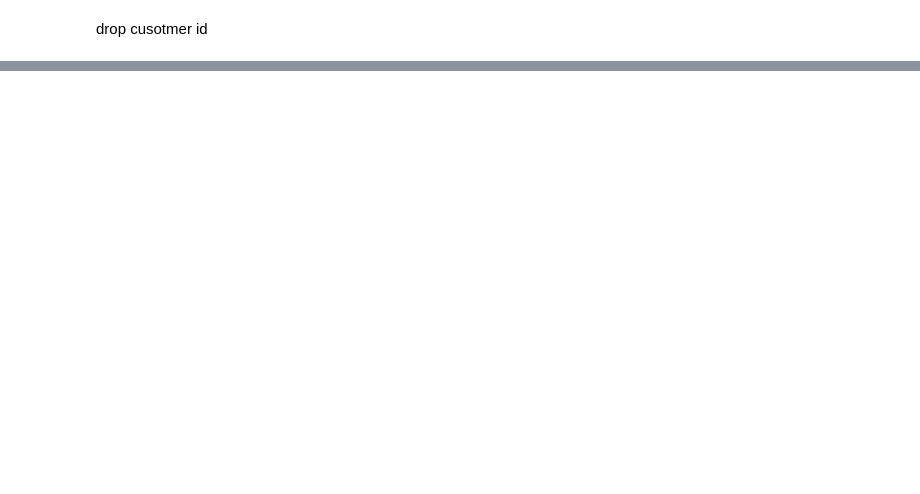
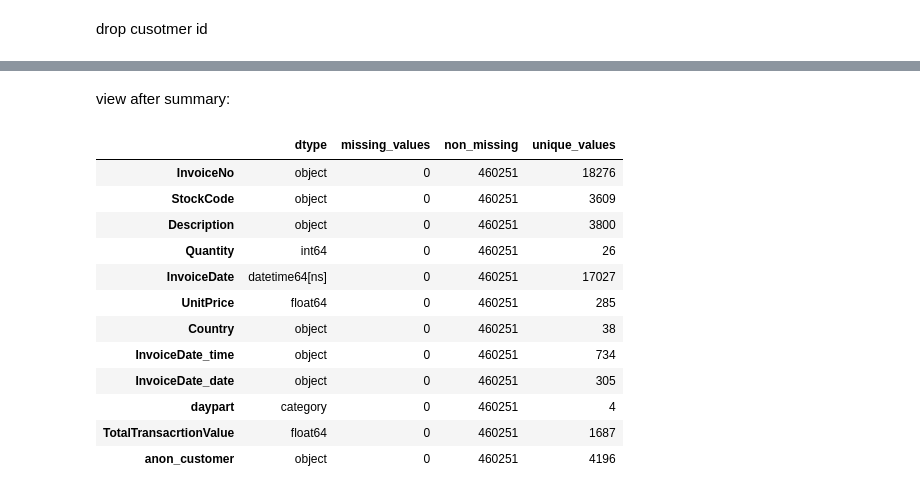
Before and after one commit to BethW83/Group-Project-1-Retail, a Jupyter notebook: jupyter_notebooks/data_clean_EDA.ipynb, the cells around one changed output, grey strips where cells are left out. Saved outputs shown, nothing was run; the diff lists cells and outputs as text; code cells hidden in the pictures; blank space fills up the shorter version.

Commit message:
Add before and after compare to notebook (#25)

```diff
--- a/jupyter_notebooks/data_clean_EDA.ipynb
+++ b/jupyter_notebooks/data_clean_EDA.ipynb
@@ -337,0 +340,7 @@ retail.head()
+# %%
+after_summary = pd.DataFrame({
+    "dtype": retail.dtypes,
+    "missing_values": retail.isnull().sum(),
+    "non_missing": retail.notnull().sum(),
+    "unique_values": retail.nunique()
+})
@@ -337,0 +361,18 @@ retail.head()
+# %% [markdown]
+view after summary:
+# %%
+after_summary
+# %% [output]
+|  | dtype | missing_values | non_missing | unique_values |
+| InvoiceNo | object | 0 | 460251 | 18276 |
+| StockCode | object | 0 | 460251 | 3609 |
+| Description | object | 0 | 460251 | 3800 |
+| Quantity | int64 | 0 | 460251 | 26 |
+| InvoiceDate | datetime64[ns] | 0 | 460251 | 17027 |
+| UnitPrice | float64 | 0 | 460251 | 285 |
+| Country | object | 0 | 460251 | 38 |
+| InvoiceDate_time | object | 0 | 460251 | 734 |
+| InvoiceDate_date | object | 0 | 460251 | 305 |
+| daypart | category | 0 | 460251 | 4 |
+| TotalTransacrtionValue | float64 | 0 | 460251 | 1687 |
+| anon_customer | object | 0 | 460251 | 4196 |
```
Also changed, not shown: parts of 3 cells of this notebook.
